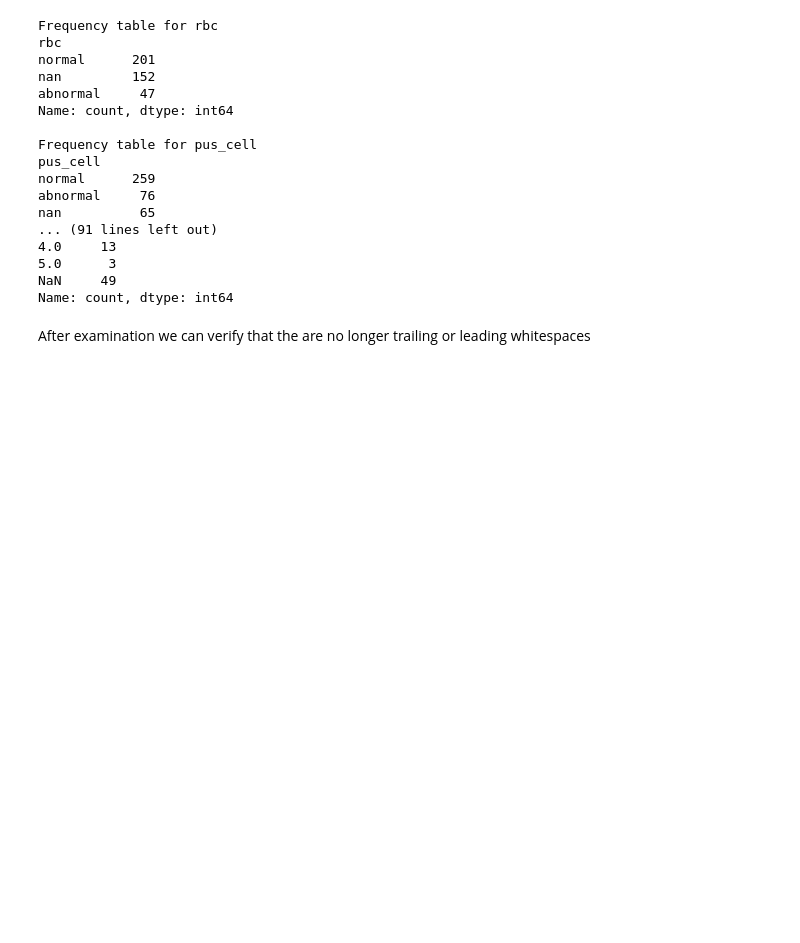
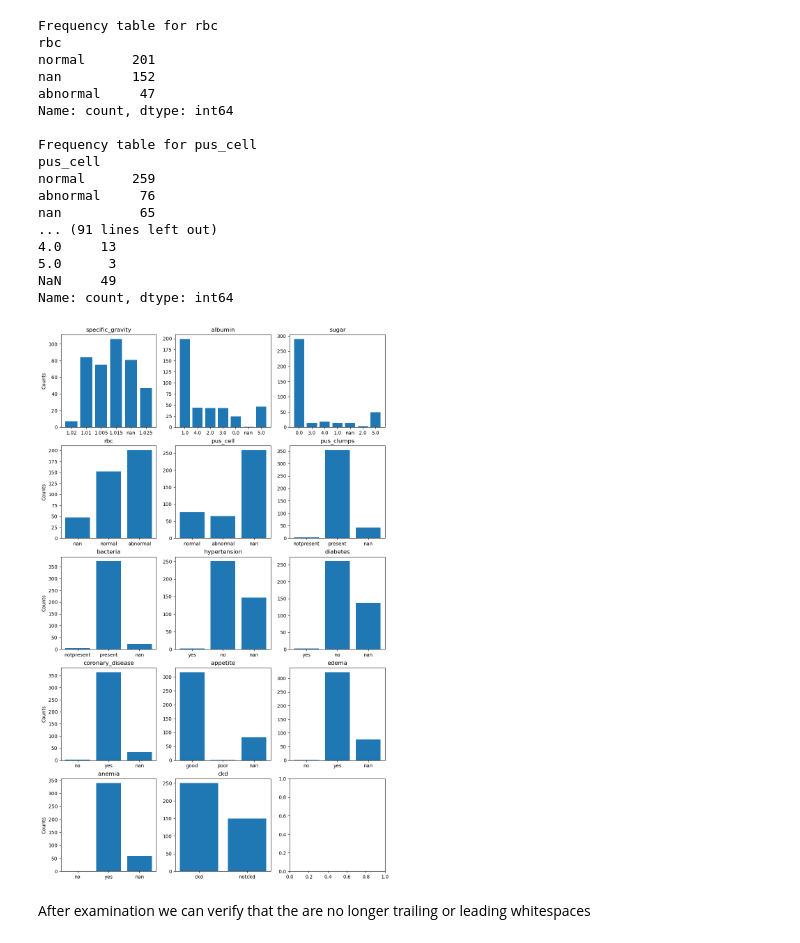
Before and after one commit to andreaperval-gap/SP_FinalProject, a Jupyter notebook: Scientific_Programming.ipynb, the cells around one changed output. Drawn from its saved outputs; the diff is of its cells as text; code cells hidden in the pictures; blank space fills up the shorter version.

```diff
--- a/Scientific_Programming.ipynb
+++ b/Scientific_Programming.ipynb
@@ -266,6 +315,34 @@ nan          65
 5.0      3
 NaN     49
 Name: count, dtype: int64
+# %%
+fig, ax = plt.subplots(5,3,figsize=(12,20))
+
+nominal_cols = [
+    "specific_gravity",
+    "albumin",
+    "sugar",
+    "rbc",
+    "pus_cell",
+    "pus_clumps",
+    "bacteria",
+    "hypertension",
+    "diabetes",
+    "coronary_disease",
+    "appetite",
+    "edema",
+    "anemia",
+    "ckd",
+]
+for n,col in enumerate(nominal_cols):
+    names = pd.unique(cleaned_df[col])
+    names = ["nan" if not isinstance(name,str) else name for name in names]
+    values = cleaned_df[col].value_counts(dropna=False).sort_index().tolist()
+    ax[n//3,n%3].bar(names,values)
+    ax[n//3,0].set_ylabel("Counts")
+    ax[n//3,n%3].set_title(col)
+# %% [output]
+[figure, added]
 # %% [markdown]
 After examination we can verify that the are no longer trailing or leading whitespaces
 # %% [markdown]
```
Also changed, not shown: parts of 21 cells of this notebook, 1 other file.
